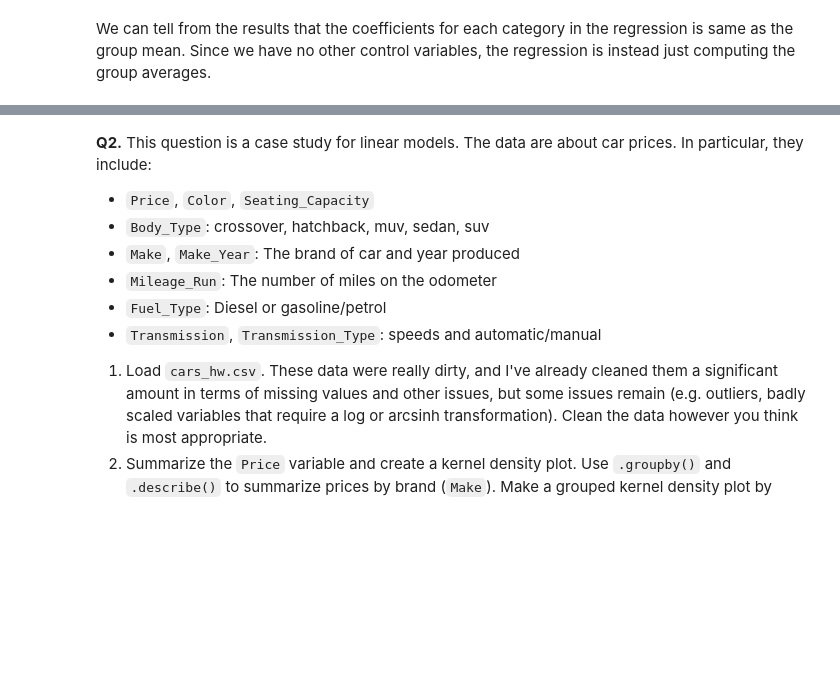
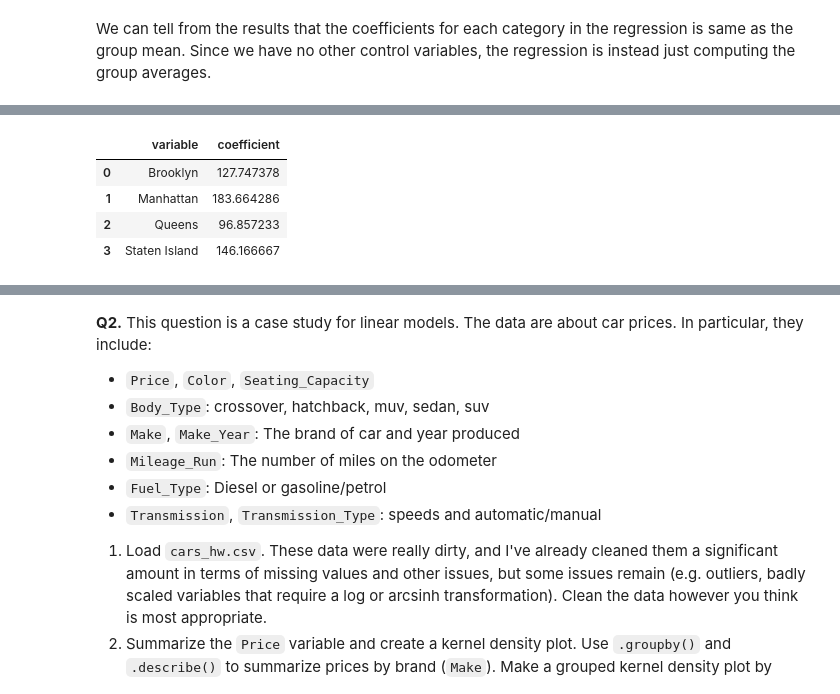
Before and after one commit to ZzzzzzT233/linearRegression, a Jupyter notebook: assignment.ipynb, the cells around one changed output, grey strips where cells are left out. Drawn from its saved outputs; the diff is of its cells as text; code cells hidden in the pictures; blank space fills up the shorter version.

```diff
--- a/assignment.ipynb
+++ b/assignment.ipynb
@@ -90,0 +111,10 @@ We can tell from the results that the coefficients for each category in the regr
+# %%
+results = pd.DataFrame({'variable':reg.feature_names_in_,
+                        'coefficient': reg.coef_+reg.intercept_}) # Regression coefficients
+results
+# %% [output]
+|  | variable | coefficient |
+| 0 | Brooklyn | 127.747378 |
+| 1 | Manhattan | 183.664286 |
+| 2 | Queens | 96.857233 |
+| 3 | Staten Island | 146.166667 |
```
Also changed, not shown: parts of 8 cells of this notebook.
